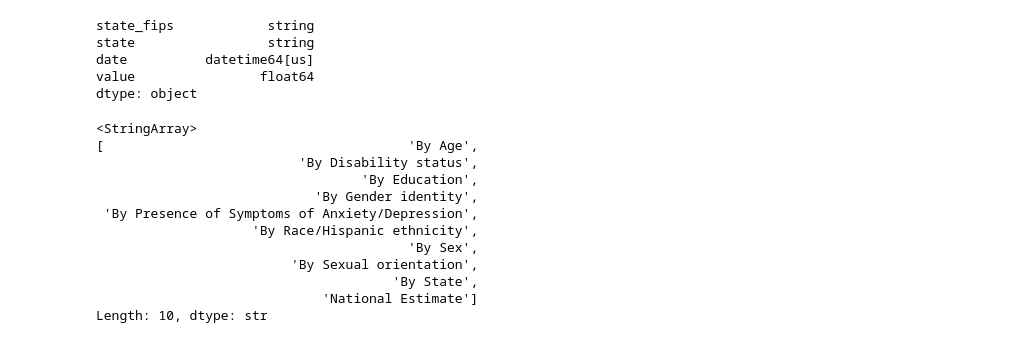
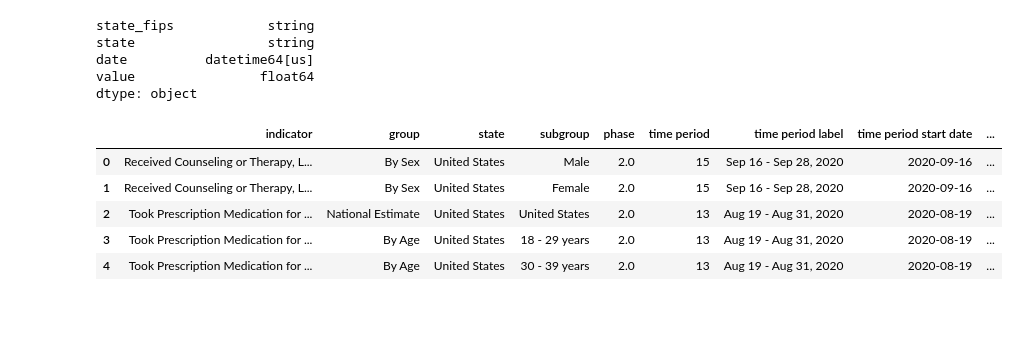
Before and after one commit to DataTrainingFoundations/MHIngestion, a Jupyter notebook: analysis/ritvik_analysis.ipynb, the cells around one changed output. Drawn from its saved outputs; the diff is of its cells as text; code cells hidden in the pictures; blank space fills up the shorter version.

```diff
--- a/analysis/ritvik_analysis.ipynb
+++ b/analysis/ritvik_analysis.ipynb
@@ -34,19 +34,15 @@ df_avg = (
 # %%
 df_avg['indicator'].unique()
 df_avg['group'].unique()
+
+df.head()
 # %% [output]
-<StringArray>
-[                                       'By Age',
-                          'By Disability status',
-                                  'By Education',
-                            'By Gender identity',
- 'By Presence of Symptoms of Anxiety/Depression',
-                    'By Race/Hispanic ethnicity',
-                                        'By Sex',
-                         'By Sexual orientation',
-                                      'By State',
-                             'National Estimate']
-Length: 10, dtype: str
+|  | indicator | group | state | subgroup | phase | time period | time period label | time period start date | ... |
+| 0 | Received Counseling or Therapy, L... | By Sex | United States | Male | 2.0 | 15 | Sep 16 - Sep 28, 2020 | 2020-09-16 | ... |
+| 1 | Received Counseling or Therapy, L... | By Sex | United States | Female | 2.0 | 15 | Sep 16 - Sep 28, 2020 | 2020-09-16 | ... |
+| 2 | Took Prescription Medication for ... | National Estimate | United States | United States | 2.0 | 13 | Aug 19 - Aug 31, 2020 | 2020-08-19 | ... |
+| 3 | Took Prescription Medication for ... | By Age | United States | 18 - 29 years | 2.0 | 13 | Aug 19 - Aug 31, 2020 | 2020-08-19 | ... |
+| 4 | Took Prescription Medication for ... | By Age | United States | 30 - 39 years | 2.0 | 13 | Aug 19 - Aug 31, 2020 | 2020-08-19 | ... |
 # %%
 NEED_COUNSELING_BUT_NOT_RECEIVED_INDICATOR = 'Needed Counseling or Therapy But Did Not Get It, Last 4 Weeks'
 TOOK_PRESCRIPTION_INDICATOR = "Took Prescription Medication for Mental Health, Last 4 Weeks"
```
Also changed, not shown: parts of 2 cells of this notebook.
